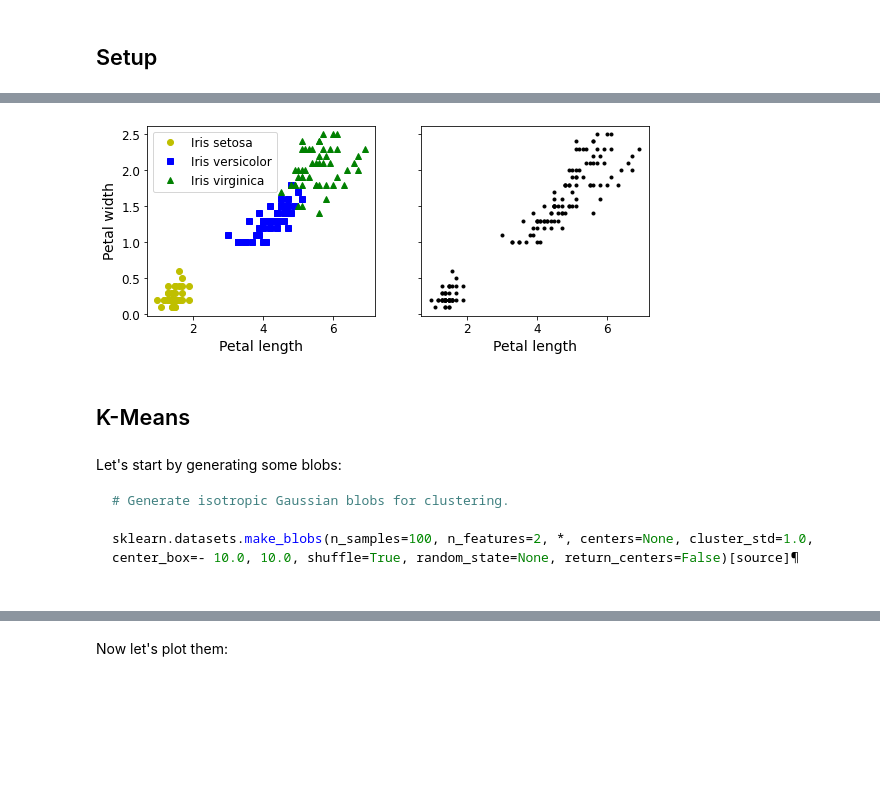
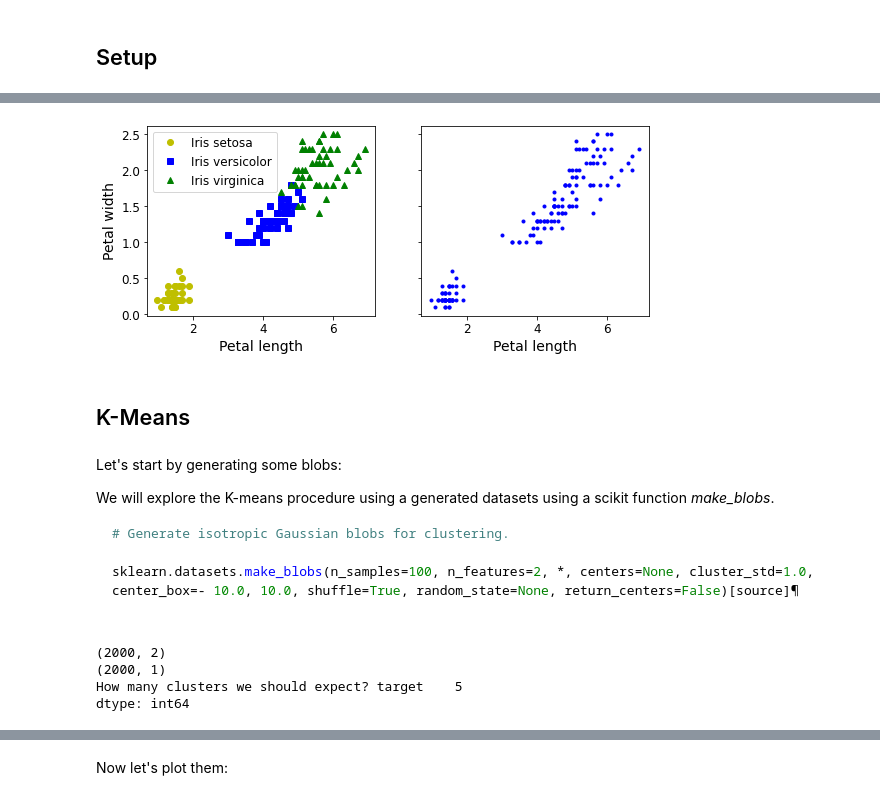
Before and after one commit to fpinell/hands_on_python_for_ds, a Jupyter notebook: notebooks/Lecture_2_Unsupervised_Learning.ipynb, the cells around one changed output, grey strips where cells are left out. Saved outputs shown, nothing was run; the diff lists cells and outputs as text; code cells hidden in the pictures; blank space fills up the shorter version.

````diff
--- a/notebooks/Lecture_2_Unsupervised_Learning.ipynb
+++ b/notebooks/Lecture_2_Unsupervised_Learning.ipynb
@@ -94,5 +90,0 @@ from sklearn.datasets import load_iris
-# %%
-data = load_iris()
-X = data.data
-y = data.target
-data.target_names
@@ -101,27 +98,28 @@ array(['setosa', 'versicolor', 'virginica'], dtype='<U10')
 # %%
 plt.figure(figsize=(9, 3.5))
 
 plt.subplot(121)
-plt.plot(X[y==0, 2], X[y==0, 3], "yo", label="Iris setosa")
-plt.plot(X[y==1, 2], X[y==1, 3], "bs", label="Iris versicolor")
-plt.plot(X[y==2, 2], X[y==2, 3], "g^", label="Iris virginica")
+plt.plot(X[y['target']==0].iloc[:,2], X[y['target']==0].iloc[:,3], "yo", label="Iris setosa")
+plt.plot(X[y['target']==1].iloc[:,2], X[y['target']==1].iloc[:,3], "bs", label="Iris versicolor")
+plt.plot(X[y['target']==2].iloc[:,2], X[y['target']==2].iloc[:,3], "g^", label="Iris virginica")
 plt.xlabel("Petal length", fontsize=14)
 plt.ylabel("Petal width", fontsize=14)
 plt.legend(fontsize=12)
 
 plt.subplot(122)
-plt.scatter(X[:, 2], X[:, 3], c="k", marker=".")
+plt.scatter(X.iloc[:, 2], X.iloc[:, 3], c="b", marker=".")
 plt.xlabel("Petal length", fontsize=14)
 plt.tick_params(labelleft=False)
 
 plt.show()
 # %% [output]
-[figure, old version]
+[figure, new version]
 # %% [markdown]
 ## K-Means
 # %% [markdown]
 Let's start by generating some blobs:
 
+We will explore the K-means procedure using a generated datasets using a scikit function *make_blobs*.
 
 
 ``` python
@@ -145,0 +152,10 @@ X, y = make_blobs(n_samples=2000, centers=blob_centers,
+# %%
+print(X.shape)
+print(y.shape)
+
+print("How many clusters we should expect? {}".format(y.nunique()))
+# %% [output]
+(2000, 2)
+(2000, 1)
+How many clusters we should expect? target    5
+dtype: int64
````
Also changed, not shown: parts of 90 cells of this notebook.
